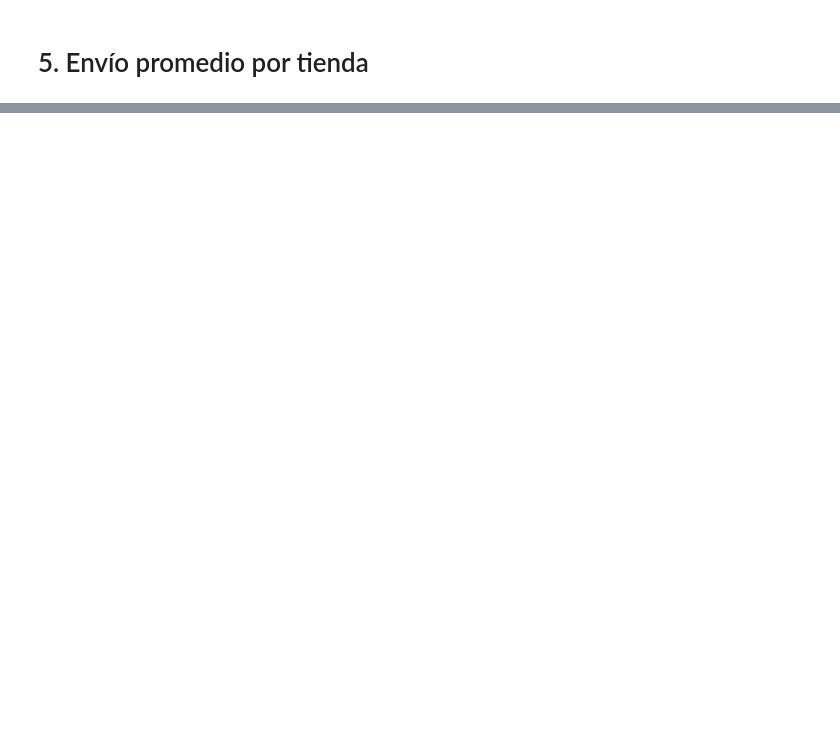
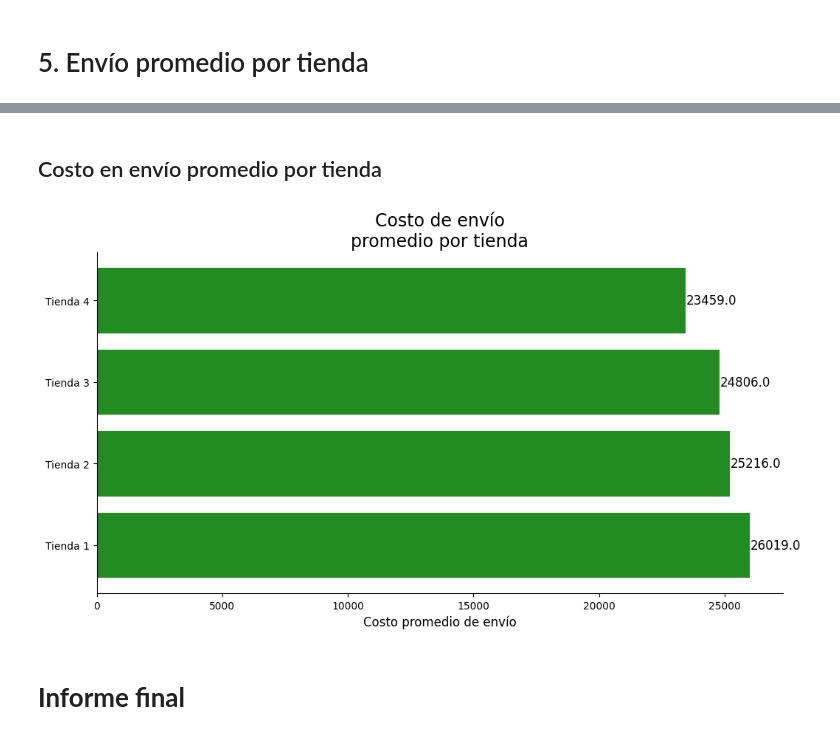
Before and after one commit to mauroamnirati/challenge-alura-store, a Jupyter notebook: challenge_alura_store.ipynb, the cells around one changed output, grey strips where cells are left out. Cells and saved outputs as stored; diff of their text form; code cells hidden in the pictures; blank space fills up the shorter version.

```diff
--- a/challenge_alura_store.ipynb
+++ b/challenge_alura_store.ipynb
@@ -32,2 +126,7 @@ tienda.head()
 # %% [markdown]
 # 5. Envío promedio por tienda
+# %%
+envios_1 = tienda1["Costo de envío"].mean()
+envios_2 = tienda2["Costo de envío"].mean()
+envios_3 = tienda3["Costo de envío"].mean()
+envios_4 = tienda4["Costo de envío"].mean()
@@ -33,0 +196,18 @@ tienda.head()
+# %% [markdown]
+## Costo en envío promedio por tienda
+# %%
+envios = [envios_1,envios_2,envios_3,envios_4]
+envios_redondeados = [i.round() for i in envios]
+
+fig, ax = plt.subplots(figsize=(12,6))
+ax.barh(tiendas, envios_redondeados, color="forestgreen")
+ax.spines[["top","right"]].set_visible(False)
+ax.set_title("Costo de envío\npromedio por tienda",fontsize=17)
+ax.set_xlabel("Costo promedio de envío",fontsize=12)
+
+for i,j in enumerate(envios_redondeados):
+  ax.text(j+20,i,str(j),color="black",fontsize=12,ha="left",va="center")
+# %% [output]
+[figure, added]
+# %% [markdown]
+# **Informe final**
```
Also changed, not shown: parts of 17 cells of this notebook.
